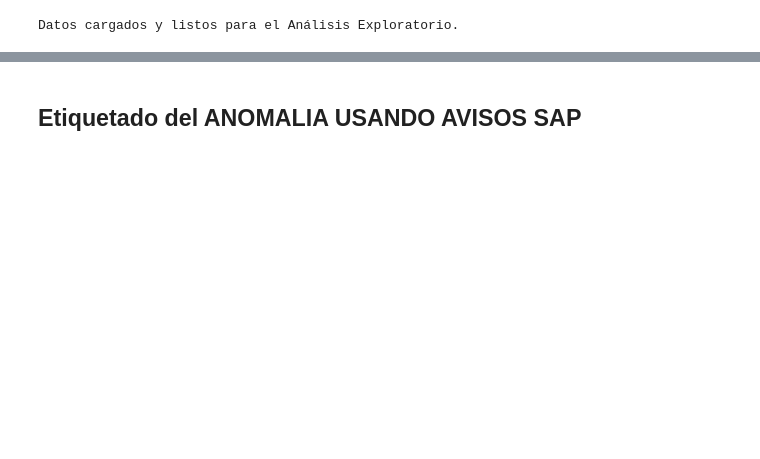
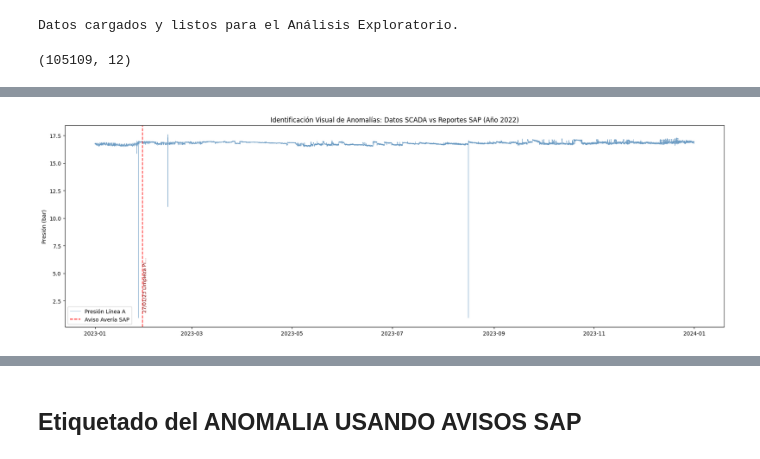
Before and after one commit to BryanInche/27.tfm_enagas_ia, a Jupyter notebook: notebooks/03_Etiquetado_y_Feature_Engineering.ipynb, the cells around one changed output, grey strips where cells are left out. Drawn from its saved outputs; the diff is of its cells as text; code cells hidden in the pictures; blank space fills up the shorter version.

```diff
--- a/notebooks/03_Etiquetado_y_Feature_Engineering.ipynb
+++ b/notebooks/03_Etiquetado_y_Feature_Engineering.ipynb
@@ -24,5 +24,9 @@ print("Datos cargados y listos para el Análisis Exploratorio.")
 # %% [output]
 Datos cargados y listos para el Análisis Exploratorio.
+# %%
+df.shape
+# %% [output]
+(105109, 12)
 # %%
 df.head(2)
 # %% [output]
@@ -36,3 +39,33 @@ df_sap.head(2)
 |  | Aviso | DESCRIPCIÓN AVISO | UT | Denominación | Equipo | Denominación.1 | GR-SUBGR | TAMAÑO ERM | ... |
 | 0 | 10225917 | ERM_400 Loeches Regulación | ERM_400 | Regulación | 5.000103e+09 | 17001 Regulador de gas VCP1A | 17001.0 | G-400 6" | ... |
 | 1 | 10225923 | ERM_400 Loeches Regulación | ERM_400 | Regulación | 5.000103e+09 | 17001 Regulador de gas VCP1A | 17001.0 | G-400 6" | ... |
+# %%
+# 1. Filtrar los avisos de SAP para que coincidan con el año de nuestro dataset
+df_sap_2022 = df_sap[(df_sap['datetime_fallo'] >= df.index.min()) & (df_sap['datetime_fallo'] <= df.index.max())]
+
+# 2. Gráfico histórico de presión con marcas de mantenimiento
+plt.figure(figsize=(18, 6))
+plt.plot(df.index, df['presion_in_A'], label='Presión Línea A', color='steelblue', alpha=0.8, linewidth=0.5)
+
+# 3. Dibujar líneas verticales para cada avería de SAP
+for idx, row in df_sap_2022.iterrows():
+    plt.axvline(x=row['datetime_fallo'], color='red', linestyle='--', linewidth=1.5, alpha=0.8)
+
+    # Usamos 'DESCRIPCIÓN AVISO'
+    # Convertimos a string por si hay algún valor nulo (NaN)
+    texto_aviso = str(row['DESCRIPCIÓN AVISO'])
+
+    # Etiqueta con el texto del aviso (recortado a 20 caracteres para que no ocupe mucho)
+    plt.text(row['datetime_fallo'], df['presion_in_A'].min() + 0.5, texto_aviso[:20]+'...',
+             rotation=90, color='darkred', fontsize=9, verticalalignment='bottom')
+
+# Añadir una leyenda fantasma para las líneas rojas
+plt.plot([], [], color='red', linestyle='--', label='Aviso Avería SAP')
+
+plt.title('Identificación Visual de Anomalías: Datos SCADA vs Reportes SAP (Año 2022)')
+plt.ylabel('Presión (bar)')
+plt.legend()
+plt.tight_layout()
+plt.show()
+# %% [output]
+[figure, added]
```
Also changed, not shown: parts of 11 cells of this notebook, 2 other files.
